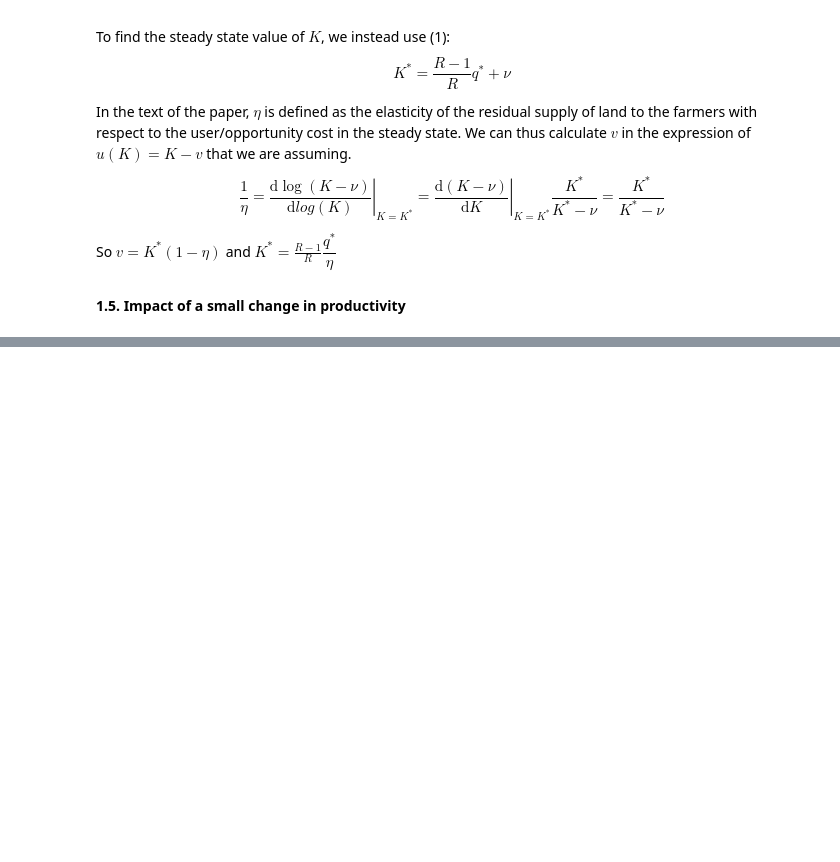
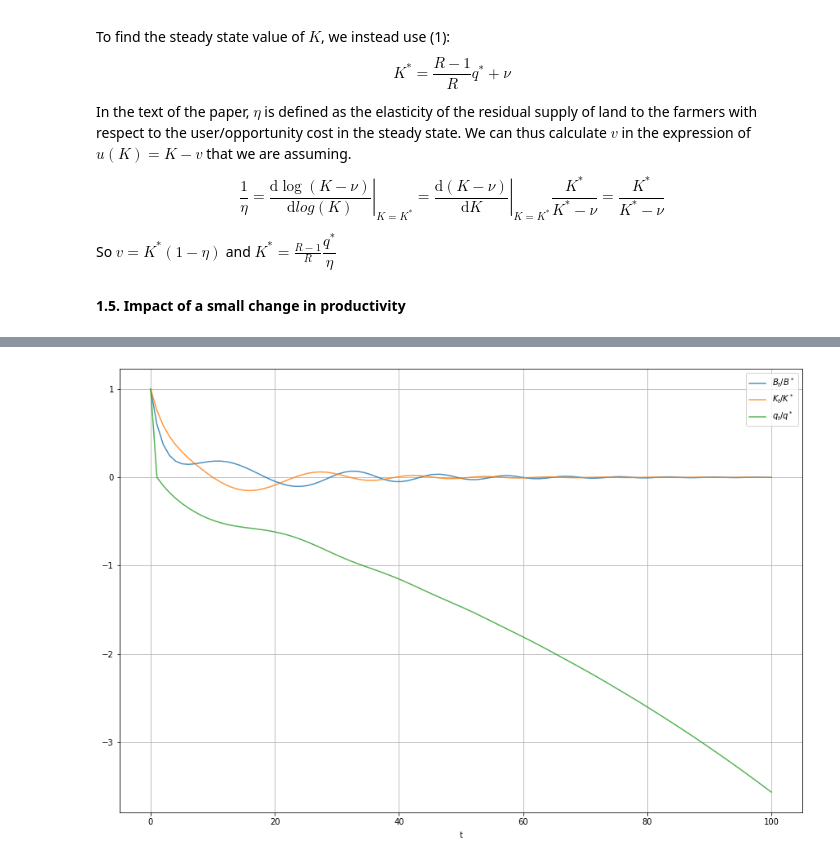
Before and after one commit to arnauddyevre/Kiyotaki_Moore_1997, a Jupyter notebook: EC539_assignment1_Dyevre.ipynb, the cells around one changed output, grey strips where cells are left out. Saved outputs shown, nothing was run; the diff lists cells and outputs as text; code cells hidden in the pictures; blank space fills up the shorter version.

```diff
--- a/EC539_assignment1_Dyevre.ipynb
+++ b/EC539_assignment1_Dyevre.ipynb
@@ -153,3 +206,17 @@ B[0]
+# %%
+B_graph = B/B_star
+K_graph = K/K_star
+q_graph = q/q_star
+
+plt.figure(1, figsize=(15,10))
+plt.plot(time, B_graph, alpha=0.8, label='$B_t/B^*$')
+plt.plot(time, K_graph, alpha=0.8, label='$K_t/K^*$')
+plt.plot(time, q_graph, alpha=0.8, label='$q_t/q^*$')
+plt.xlabel("$\mathrm{t}$")
+plt.legend()
+plt.grid()
+# %% [output]
+[figure, added]
 # %%
 for t in range(1, periods):
   def f(variables):
```
Also changed, not shown: parts of 6 cells of this notebook.
